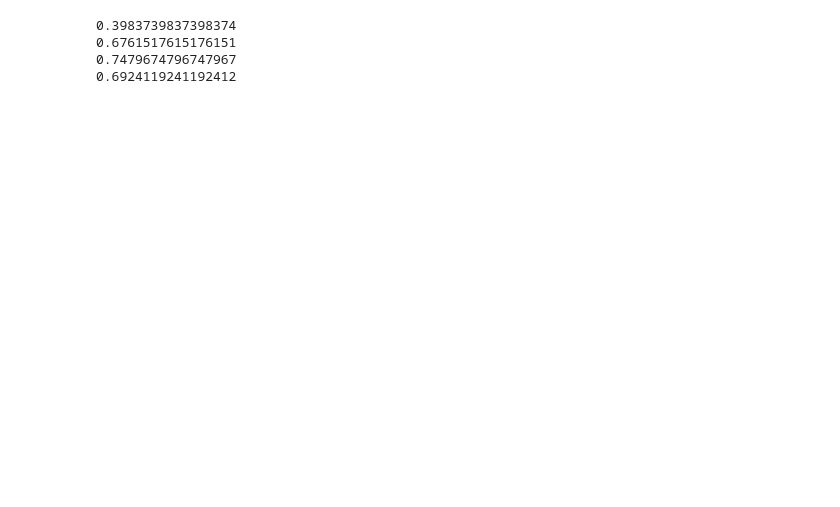
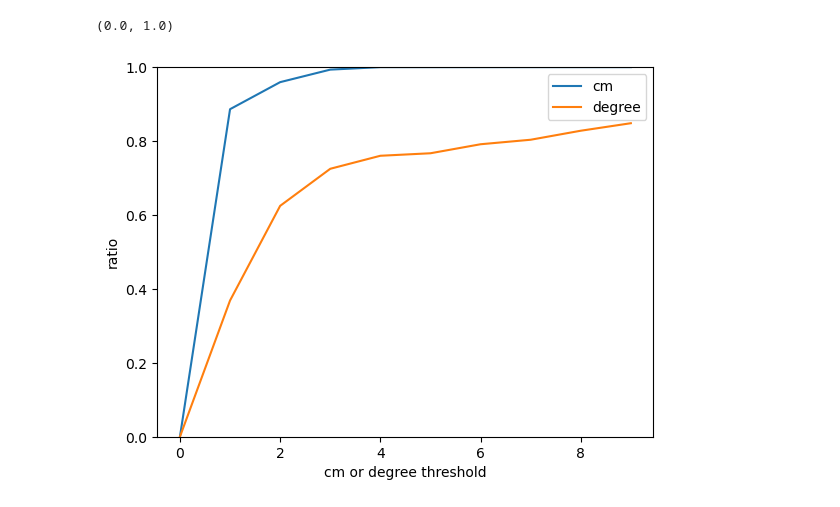
Before and after one commit to Liu-Xinhang/gaussian-splatting, a Jupyter notebook: tools/visualize_eval.ipynb, the cells around one changed output. Saved outputs shown, nothing was run; the diff lists cells and outputs as text; code cells hidden in the pictures; blank space fills up the shorter version.

```diff
--- a/tools/visualize_eval.ipynb
+++ b/tools/visualize_eval.ipynb
@@ -56,17 +56,21 @@ plt.show()
 # %%
-degree_200 = np.load(total_degree[-1])
-cm_200 = np.load(total_cm[-1])
+degree_200 = np.load(total_degree[-7])
+cm_200 = np.load(total_cm[-7])
 # %%
 def compute_degree_and_cm_ratio(degree, cm, degree_threshold = 5, cm_threshold=5):
 	valid = np.logical_and(degree < degree_threshold, cm < cm_threshold)
 	return np.sum(valid) / len(valid)
-# %%
-print(compute_degree_and_cm_ratio(degree_200, cm_200, degree_threshold=1, cm_threshold=1))
-print(compute_degree_and_cm_ratio(degree_200, cm_200, degree_threshold=3, cm_threshold=3))
-print(compute_degree_and_cm_ratio(degree_200, cm_200, degree_threshold=5, cm_threshold=5))
-print(compute_degree_and_cm_ratio(degree_200, cm_200, degree_threshold=5, cm_threshold=1))
-# %% [output]
-0.3983739837398374
-0.6761517615176151
-0.7479674796747967
-0.6924119241192412
+# %%
+cm = [compute_degree_and_cm_ratio(degree_200, cm_200, degree_threshold=360, cm_threshold=i) for i in range(10)]
+plt.plot(cm, label="cm")
+plt.xlabel("cm or degree threshold")
+plt.ylabel("ratio")
+
+degree = [compute_degree_and_cm_ratio(degree_200, cm_200, degree_threshold=i, cm_threshold=100) for i in range(10)]
+plt.plot(degree, label="degree")
+
+plt.legend()
+plt.ylim(0, 1)
+# %% [output]
+(0.0, 1.0)
+[figure, added]
```
Also changed, not shown: parts of 7 cells of this notebook, 7 other files.
